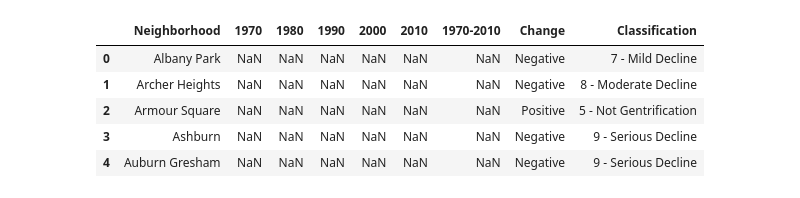
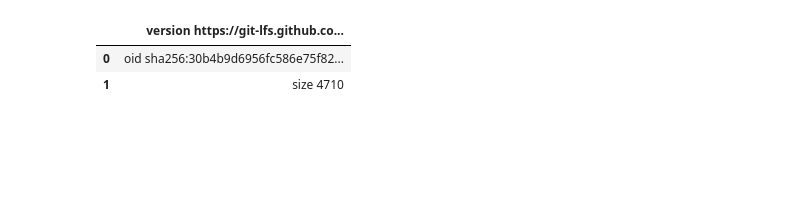
Before and after one commit to ajdeschenes/RuPaulsitory, a Jupyter notebook: Dev/Demographics/Demographics Data - Bars.ipynb, the cells around one changed output. Drawn from its saved outputs; the diff is of its cells as text; code cells hidden in the pictures; blank space fills up the shorter version.

Commit message:
additional work on what turns out not to be the final version of Demos

```diff
--- a/Dev/Demographics/Demographics Data - Bars.ipynb
+++ b/Dev/Demographics/Demographics Data - Bars.ipynb
@@ -96,16 +77,13 @@ demos2000
 # %%
 #Get gentrified index for filtering
 
-genIndex = pd.read_csv("../../Resources/UIC_gentrification_index_neighborhood_list.csv")
+genIndex = pd.read_csv("../../Resources/UIC_gentrification_index_neighborhood_list_final.csv")
 
 genIndex.head()
 # %% [output]
-|  | Neighborhood | 1970 | 1980 | 1990 | 2000 | 2010 | 1970-2010 | Change | Classification |
-| 0 | Albany Park | NaN | NaN | NaN | NaN | NaN | NaN | Negative | 7 - Mild Decline |
-| 1 | Archer Heights | NaN | NaN | NaN | NaN | NaN | NaN | Negative | 8 - Moderate Decline |
-| 2 | Armour Square | NaN | NaN | NaN | NaN | NaN | NaN | Positive | 5 - Not Gentrification |
-| 3 | Ashburn | NaN | NaN | NaN | NaN | NaN | NaN | Negative | 9 - Serious Decline |
-| 4 | Auburn Gresham | NaN | NaN | NaN | NaN | NaN | NaN | Negative | 9 - Serious Decline |
+|  | version https://git-lfs.github.co... |
+| 0 | oid sha256:30b4b9d6956fc586e75f82... |
+| 1 | size 4710 |
 # %%
 genIndex[['Classification Number','Classification Name']] = genIndex.Classification.str.split(" - ",expand=True,)
 genIndex.head()
```
Also changed, not shown: parts of 18 cells of this notebook, 1 other file.
